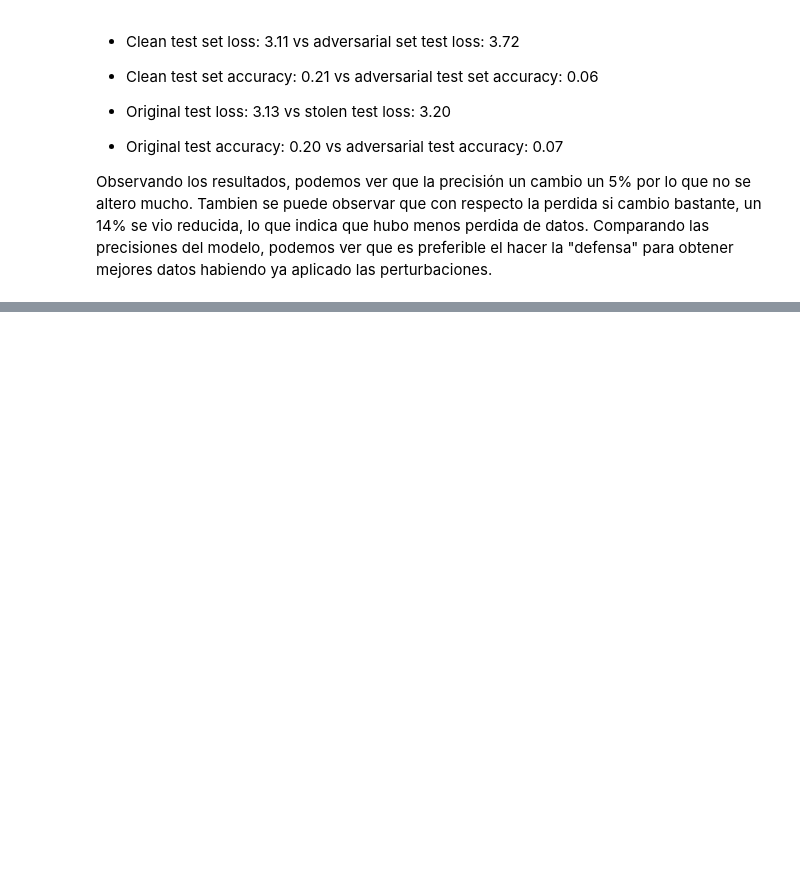
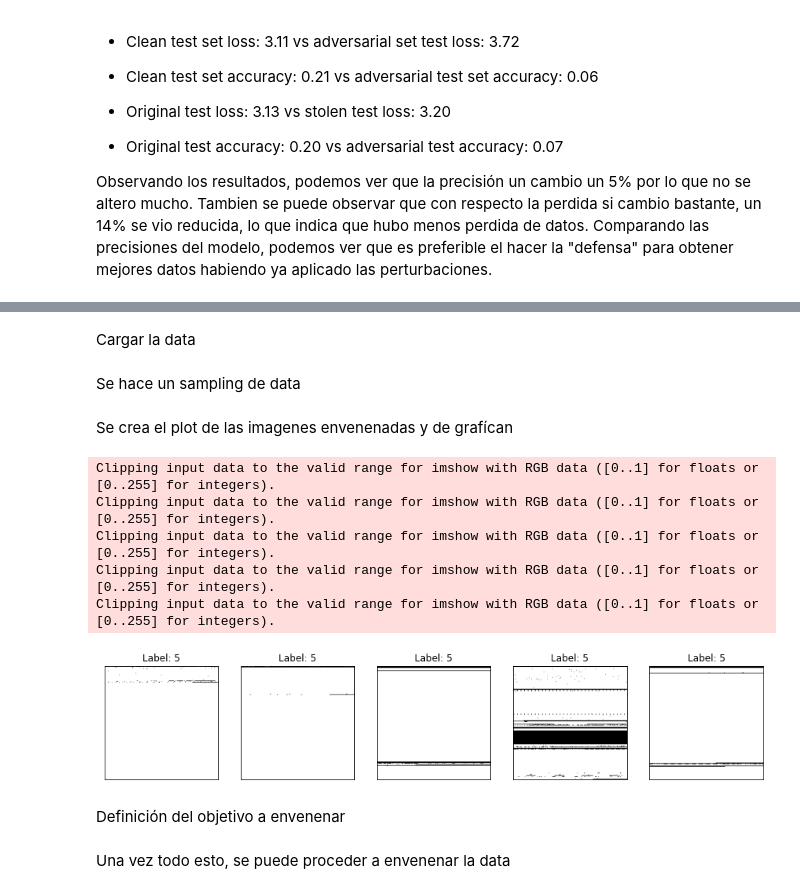
Before and after one commit to JavierCotto5201/LAB6_SDS, a Jupyter notebook: LAB8/LAB8_ATAQUE_EVASIÓN.ipynb, the cells around one changed output, grey strips where cells are left out. Cells and saved outputs as stored; diff of their text form; code cells hidden in the pictures; blank space fills up the shorter version.

```diff
--- a/LAB8/LAB8_ATAQUE_EVASIÓN.ipynb
+++ b/LAB8/LAB8_ATAQUE_EVASIÓN.ipynb
@@ -199,0 +220,16 @@ Observando los resultados, podemos ver que la precisión un cambio un 5% por lo
+# %%
+from art.attacks.poisoning import PoisoningAttackBackdoor, PoisoningAttackCleanLabelBackdoor
+from art.attacks.poisoning.perturbations import add_pattern_bd
+from art.utils import to_categorical
+
+# Defining a poisoning backdoor attack
+backdoor = PoisoningAttackBackdoor(perturbation=add_pattern_bd)#Agrega un patron en los pixeles
+
+# Defining a target label for poisoning
+target = to_categorical(
+    labels=np.repeat(a=5, repeats=5),
+    nb_classes=25
+    )
+
+# Inspecting the target labels
+print(f"The target labels for poisoning are\n {target}")
@@ -199,0 +248,40 @@ Observando los resultados, podemos ver que la precisión un cambio un 5% por lo
+# %% [markdown]
+Cargar la data
+# %%
+x_train = np.load('X_train.npy').astype(np.float32)
+x_test = np.load('X_test.npy').astype(np.float32)
+y_train = np.load('y_train.npy').astype(np.float32)
+y_test = np.load('y_test.npy').astype(np.float32)
+# %% [markdown]
+Se hace un sampling de data
+# %%
+poisoned_images, poisoned_labels = backdoor.poison(
+    x=x_train[:5],
+    y=target
+    )
+# %% [markdown]
+Se crea el plot de las imagenes envenenadas y de grafícan
+# %%
+fig, axes = plt.subplots(
+    nrows=1,
+    ncols=5,
+    squeeze=True,
+    figsize=(15, 5)
+    )
+
+for i in range(len(poisoned_images)):
+    axes[i].imshow(X=poisoned_images[i])
+    axes[i].set_title(label=f"Label: {np.argmax(poisoned_labels[i])}")
+    axes[i].set_xticks(ticks=[])
+    axes[i].set_yticks(ticks=[])
+
+plt.show()
+# %% [output]
+Clipping input data to the valid range for imshow with RGB data ([0..1] for floats or [0..255] for integers).
+Clipping input data to the valid range for imshow with RGB data ([0..1] for floats or [0..255] for integers).
+Clipping input data to the valid range for imshow with RGB data ([0..1] for floats or [0..255] for integers).
+Clipping input data to the valid range for imshow with RGB data ([0..1] for floats or [0..255] for integers).
+Clipping input data to the valid range for imshow with RGB data ([0..1] for floats or [0..255] for integers).
+[figure, added]
+# %% [markdown]
+Definición del objetivo a envenenar
@@ -199,0 +304,2 @@ Observando los resultados, podemos ver que la precisión un cambio un 5% por lo
+# %% [markdown]
+Una vez todo esto, se puede proceder a envenenar la data
```
Also changed, not shown: parts of 34 cells of this notebook.
